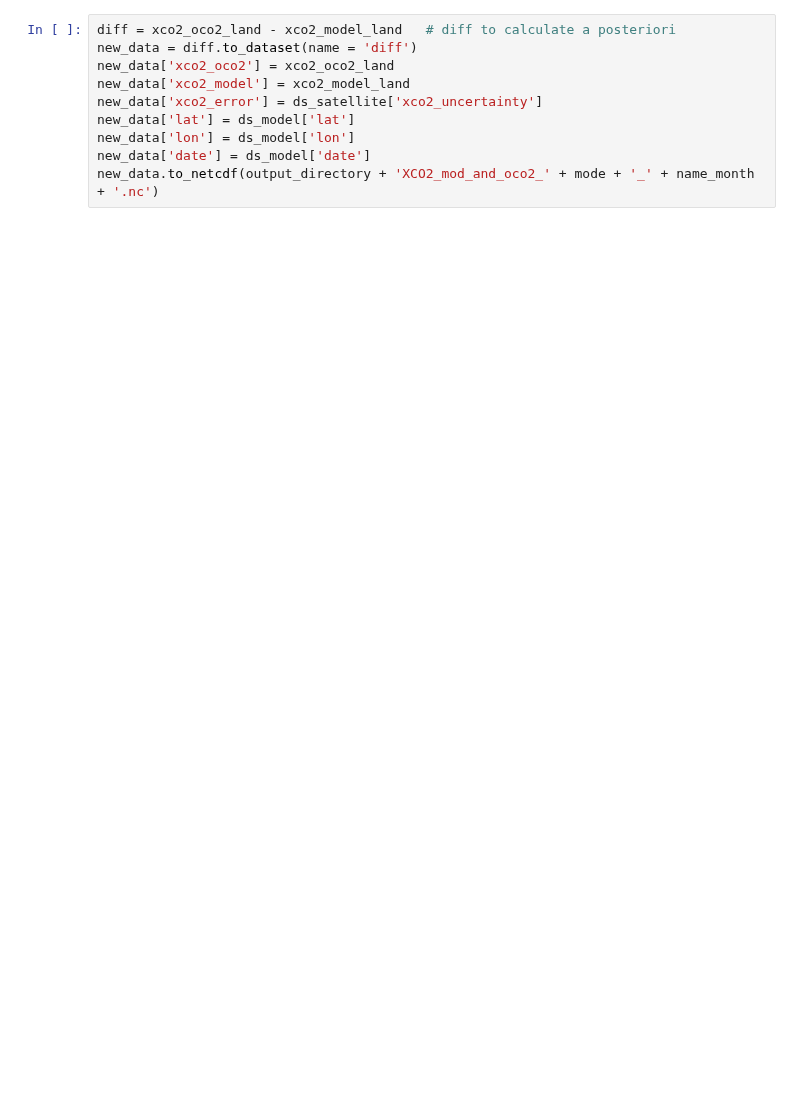
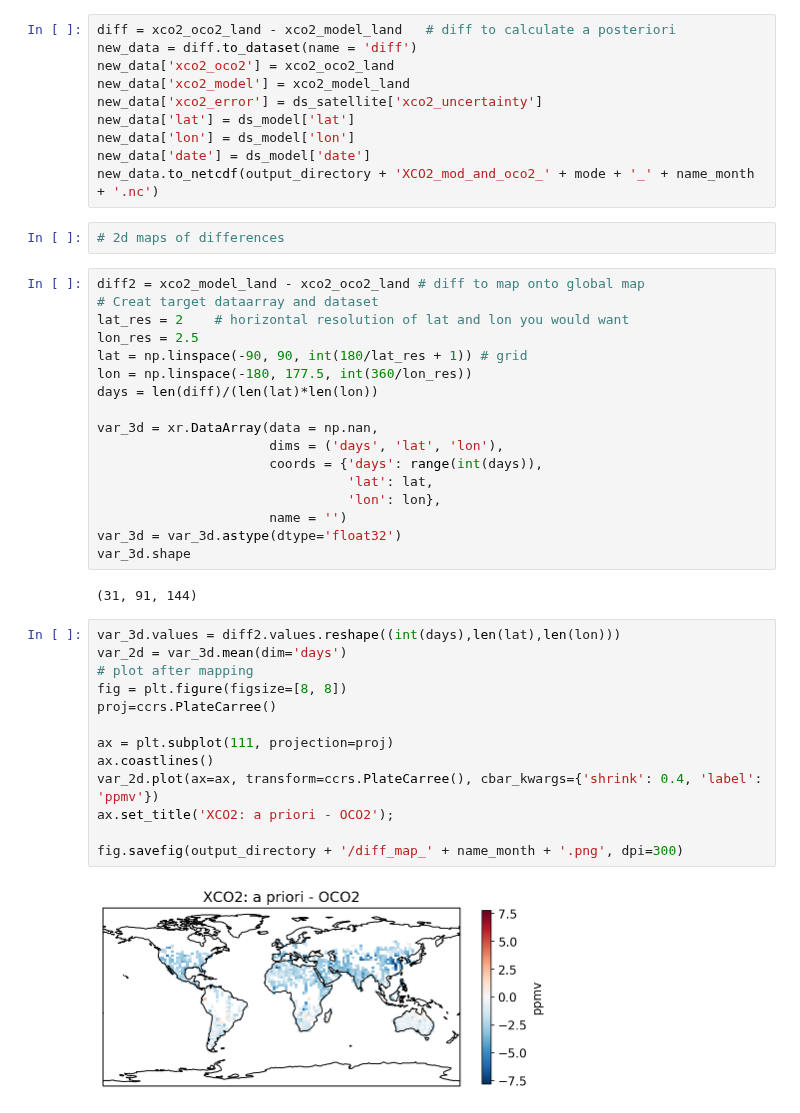
Before and after one commit to MehliyarSadiq/geoschem_simulations, a Jupyter notebook: inversion/satellite/oco-2/3.XCO2_model_vs_obs.ipynb, the cells around one changed output. Saved outputs shown, nothing was run; the diff lists cells and outputs as text; blank space fills up the shorter version.

```diff
--- a/inversion/satellite/oco-2/3.XCO2_model_vs_obs.ipynb
+++ b/inversion/satellite/oco-2/3.XCO2_model_vs_obs.ipynb
@@ -236,3 +237,39 @@ new_data['lat'] = ds_model['lat']
 new_data['lon'] = ds_model['lon']
 new_data['date'] = ds_model['date']
 new_data.to_netcdf(output_directory + 'XCO2_mod_and_oco2_' + mode + '_' + name_month + '.nc')
+# %%
+# 2d maps of differences
+# %%
+diff2 = xco2_model_land - xco2_oco2_land # diff to map onto global map
+# Creat target dataarray and dataset
+lat_res = 2    # horizontal resolution of lat and lon you would want
+lon_res = 2.5
+lat = np.linspace(-90, 90, int(180/lat_res + 1)) # grid
+lon = np.linspace(-180, 177.5, int(360/lon_res))
+days = len(diff)/(len(lat)*len(lon))
+
+var_3d = xr.DataArray(data = np.nan,
+                      dims = ('days', 'lat', 'lon'),
+                      coords = {'days': range(int(days)),
+                                'lat': lat,
+                                'lon': lon},
+                      name = '')
+var_3d = var_3d.astype(dtype='float32')
+var_3d.shape
+# %% [output]
+(31, 91, 144)
+# %%
+var_3d.values = diff2.values.reshape((int(days),len(lat),len(lon)))
+var_2d = var_3d.mean(dim='days')
+# plot after mapping
+fig = plt.figure(figsize=[8, 8])
+proj=ccrs.PlateCarree()
+
+ax = plt.subplot(111, projection=proj)
+ax.coastlines()
+var_2d.plot(ax=ax, transform=ccrs.PlateCarree(), cbar_kwargs={'shrink': 0.4, 'label': 'ppmv'})
+ax.set_title('XCO2: a priori - OCO2');
+
+fig.savefig(output_directory + '/diff_map_' + name_month + '.png', dpi=300)
+# %% [output]
+[figure, added]
```
Also changed, not shown: parts of 3 cells of this notebook, 15 other files.
